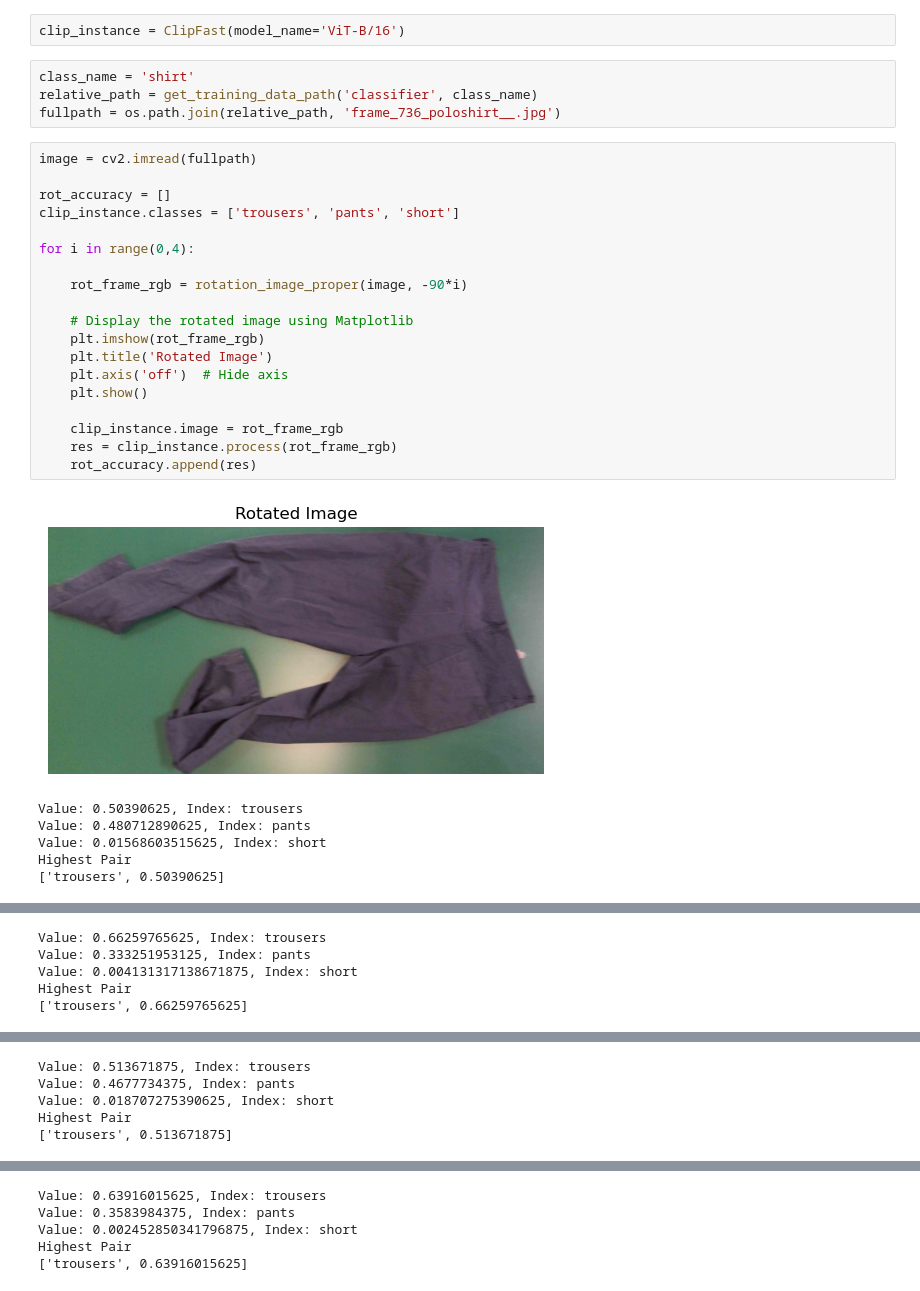
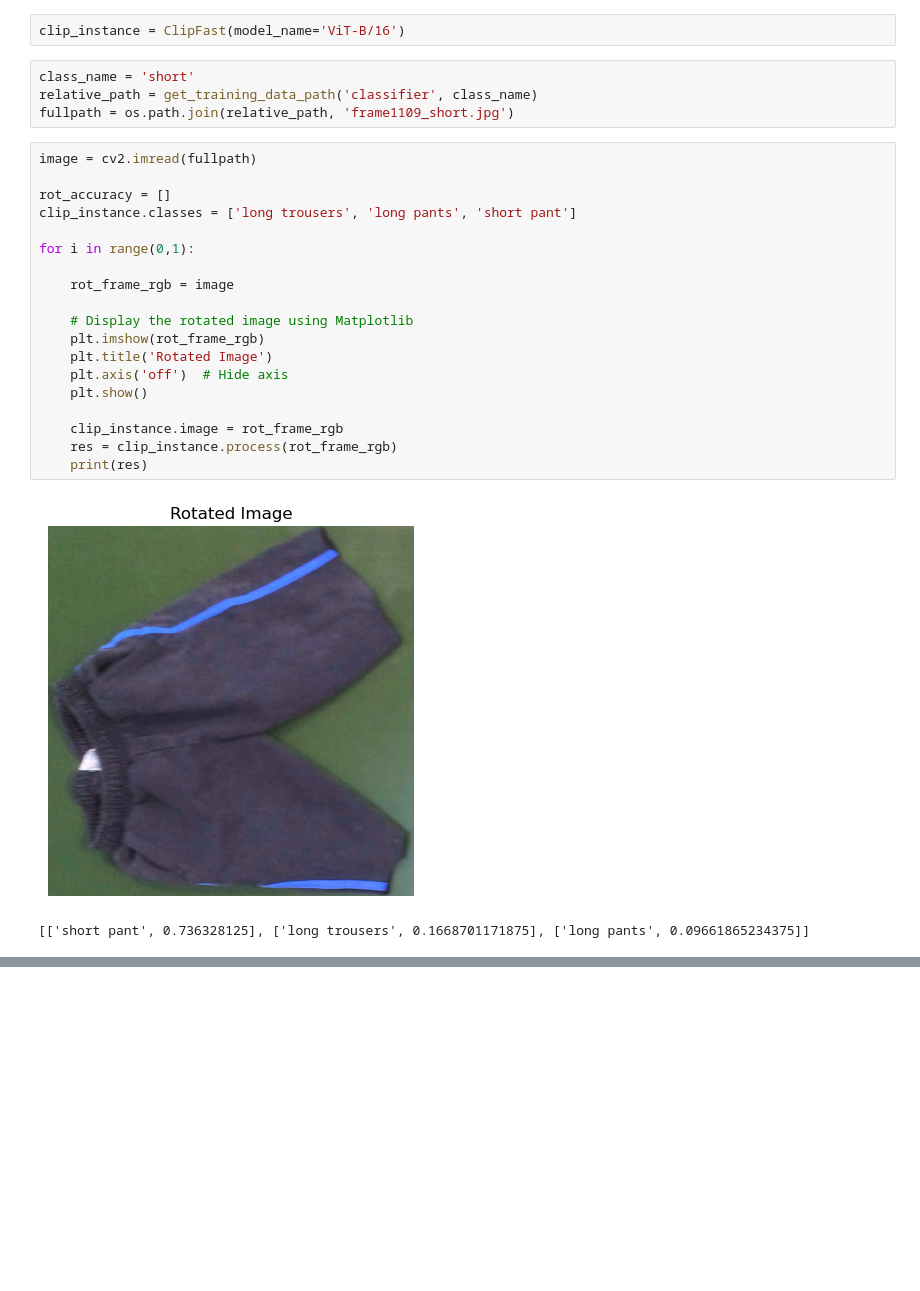
Before and after one commit to kohnmart/master-projekt, a Jupyter notebook: notebooks/pytorch/classifier/clip.ipynb, the cells around one changed output, grey strips where cells are left out. Cells and saved outputs as stored; diff of their text form; blank space fills up the shorter version.

```diff
--- a/notebooks/pytorch/classifier/clip.ipynb
+++ b/notebooks/pytorch/classifier/clip.ipynb
@@ -12,32 +17,28 @@ from src.pipeline.modules.helper import rotation_image_proper
 # %%
 clip_instance = ClipFast(model_name='ViT-B/16')
 # %%
-class_name = 'shirt'
+class_name = 'short'
 relative_path = get_training_data_path('classifier', class_name)
-fullpath = os.path.join(relative_path, 'frame_736_poloshirt__.jpg')
+fullpath = os.path.join(relative_path, 'frame1109_short.jpg')
 # %%
 image = cv2.imread(fullpath)
 
 rot_accuracy = []
-clip_instance.classes = ['trousers', 'pants', 'short']
+clip_instance.classes = ['long trousers', 'long pants', 'short pant']
 
-for i in range(0,4):
+for i in range(0,1):
 
-    rot_frame_rgb = rotation_image_proper(image, -90*i)
+    rot_frame_rgb = image
 
     # Display the rotated image using Matplotlib
     plt.imshow(rot_frame_rgb)
     plt.title('Rotated Image')
     plt.axis('off')  # Hide axis
     plt.show()
 
     clip_instance.image = rot_frame_rgb
     res = clip_instance.process(rot_frame_rgb)
-    rot_accuracy.append(res)
+    print(res)
 # %% [output]
-[figure, old version]
+[figure, new version]
-Value: 0.50390625, Index: trousers
-Value: 0.480712890625, Index: pants
-Value: 0.01568603515625, Index: short
-Highest Pair
-['trousers', 0.50390625]
+[['short pant', 0.736328125], ['long trousers', 0.1668701171875], ['long pants', 0.09661865234375]]
@@ -45,5 +44,0 @@ Highest Pair
-Value: 0.66259765625, Index: trousers
-Value: 0.333251953125, Index: pants
-Value: 0.004131317138671875, Index: short
-Highest Pair
-['trousers', 0.66259765625]
@@ -51,5 +44,0 @@ Highest Pair
-Value: 0.513671875, Index: trousers
-Value: 0.4677734375, Index: pants
-Value: 0.018707275390625, Index: short
-Highest Pair
-['trousers', 0.513671875]
@@ -57,8 +45,3 @@ Highest Pair
-Value: 0.63916015625, Index: trousers
-Value: 0.3583984375, Index: pants
-Value: 0.002452850341796875, Index: short
-Highest Pair
-['trousers', 0.63916015625]
 # %%
 # Initialize an empty list to store unique items
 unique_items = []
```
Also changed, not shown: parts of 4 cells of this notebook, 21 other files.
